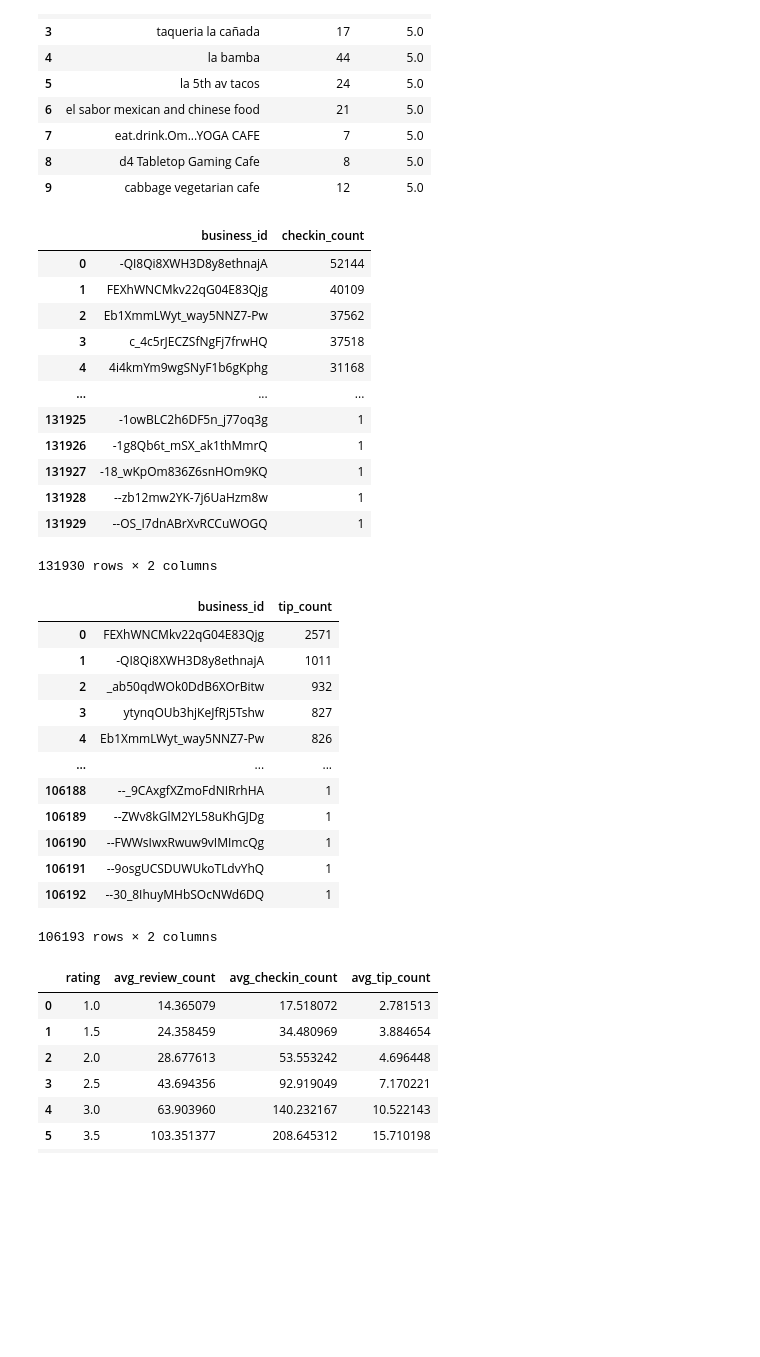
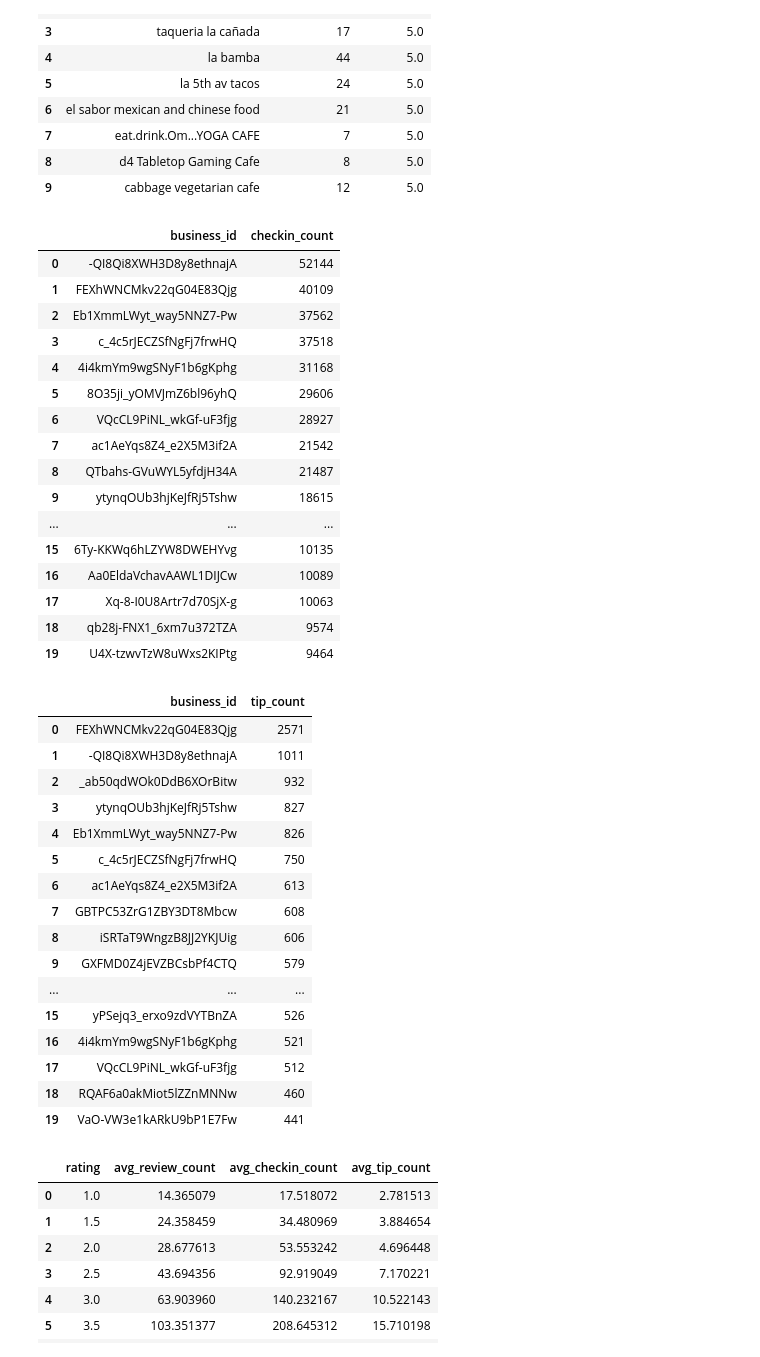
Before and after one commit to Mayank4103/Yelp_project, a Jupyter notebook: Analysis.ipynb, the cells around one changed output. Saved outputs shown, nothing was run; the diff lists cells and outputs as text; code cells hidden in the pictures; blank space fills up the shorter version.

```diff
--- a/Analysis.ipynb
+++ b/Analysis.ipynb
@@ -272,29 +267,34 @@ limit 10""",connect)
 # %%
 # checkin_count
 
 pd.read_sql_query("""
 SELECT
     business_id,
     SUM(LENGTH(date)-LENGTH(replace(date,',',''))+1) as checkin_count
 From
     checkin
 GROUP BY business_id
 order by checkin_count desc
+limit 20
 """,connect)
 # %% [output]
 |  | business_id | checkin_count |
 | 0 | -QI8Qi8XWH3D8y8ethnajA | 52144 |
 | 1 | FEXhWNCMkv22qG04E83Qjg | 40109 |
 | 2 | Eb1XmmLWyt_way5NNZ7-Pw | 37562 |
 | 3 | c_4c5rJECZSfNgFj7frwHQ | 37518 |
 | 4 | 4i4kmYm9wgSNyF1b6gKphg | 31168 |
+| 5 | 8O35ji_yOMVJmZ6bl96yhQ | 29606 |
+| 6 | VQcCL9PiNL_wkGf-uF3fjg | 28927 |
+| 7 | ac1AeYqs8Z4_e2X5M3if2A | 21542 |
+| 8 | QTbahs-GVuWYL5yfdjH34A | 21487 |
+| 9 | ytynqOUb3hjKeJfRj5Tshw | 18615 |
 | ... | ... | ... |
-| 131925 | -1owBLC2h6DF5n_j77oq3g | 1 |
-| 131926 | -1g8Qb6t_mSX_ak1thMmrQ | 1 |
-| 131927 | -18_wKpOm836Z6snHOm9KQ | 1 |
-| 131928 | --zb12mw2YK-7j6UaHzm8w | 1 |
-| 131929 | --OS_I7dnABrXvRCCuWOGQ | 1 |
+| 15 | 6Ty-KKWq6hLZYW8DWEHYvg | 10135 |
+| 16 | Aa0EldaVchavAAWL1DIJCw | 10089 |
+| 17 | Xq-8-I0U8Artr7d70SjX-g | 10063 |
+| 18 | qb28j-FNX1_6xm7u372TZA | 9574 |
+| 19 | U4X-tzwvTzW8uWxs2KIPtg | 9464 |
-131930 rows × 2 columns
 # %%
 # tip_count
 
@@ -305,6 +305,7 @@ From
     Tip
 GROUP BY business_id
 order by tip_count desc
+limit 20
 """,connect)
 # %% [output]
 |  | business_id | tip_count |
@@ -313,13 +314,17 @@ order by tip_count desc
 | 2 | _ab50qdWOk0DdB6XOrBitw | 932 |
 | 3 | ytynqOUb3hjKeJfRj5Tshw | 827 |
 | 4 | Eb1XmmLWyt_way5NNZ7-Pw | 826 |
+| 5 | c_4c5rJECZSfNgFj7frwHQ | 750 |
+| 6 | ac1AeYqs8Z4_e2X5M3if2A | 613 |
+| 7 | GBTPC53ZrG1ZBY3DT8Mbcw | 608 |
+| 8 | iSRTaT9WngzB8JJ2YKJUig | 606 |
+| 9 | GXFMD0Z4jEVZBCsbPf4CTQ | 579 |
 | ... | ... | ... |
-| 106188 | --_9CAxgfXZmoFdNIRrhHA | 1 |
-| 106189 | --ZWv8kGlM2YL58uKhGJDg | 1 |
-| 106190 | --FWWsIwxRwuw9vIMImcQg | 1 |
-| 106191 | --9osgUCSDUWUkoTLdvYhQ | 1 |
-| 106192 | --30_8IhuyMHbSOcNWd6DQ | 1 |
+| 15 | yPSejq3_erxo9zdVYTBnZA | 526 |
+| 16 | 4i4kmYm9wgSNyF1b6gKphg | 521 |
+| 17 | VQcCL9PiNL_wkGf-uF3fjg | 512 |
+| 18 | RQAF6a0akMiot5lZZnMNNw | 460 |
+| 19 | VaO-VW3e1kARkU9bP1E7Fw | 441 |
-106193 rows × 2 columns
 # %%
 review_df = pd.read_sql_query(f"""
 SELECT
```
Also changed, not shown: parts of 25 cells of this notebook, 1 other file.
